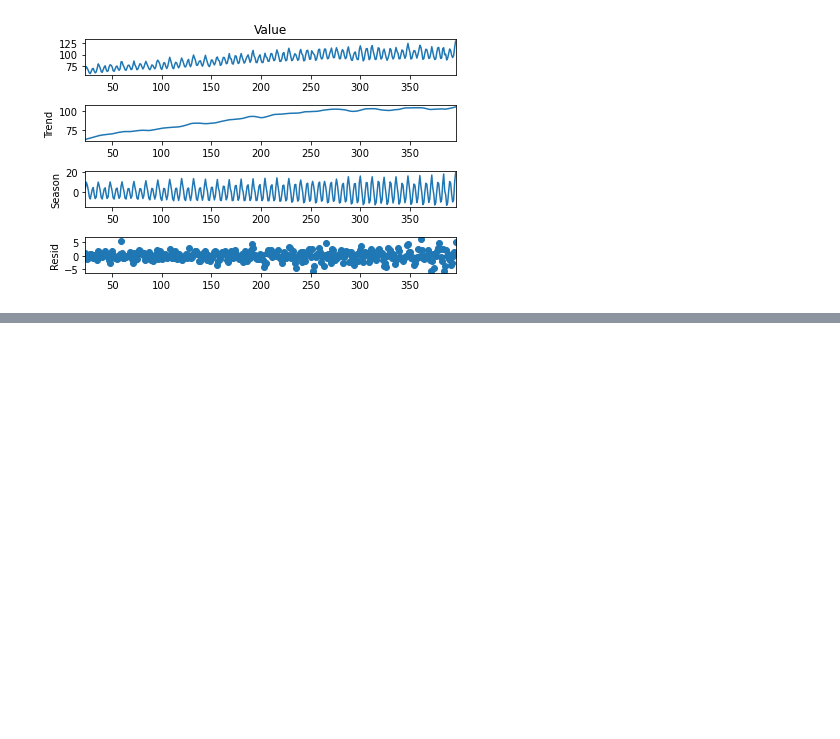
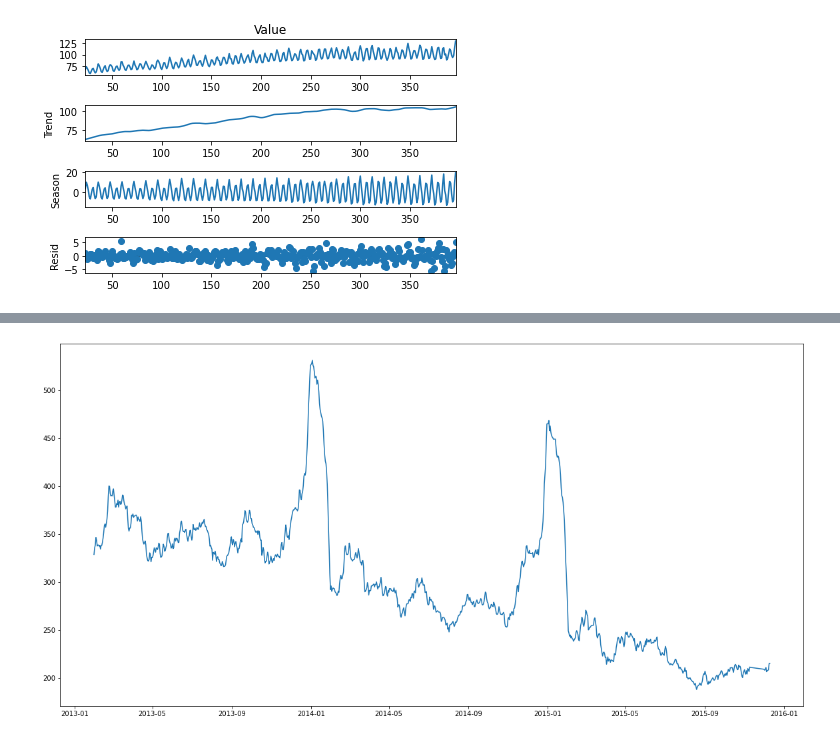
Before and after one commit to BorisBorisov33/Machine-Learning-Softuni, a Jupyter notebook: intro_to_timeseries/main_notebook.ipynb, the cells around one changed output, grey strips where cells are left out. Drawn from its saved outputs; the diff is of its cells as text; code cells hidden in the pictures; blank space fills up the shorter version.

```diff
--- a/intro_to_timeseries/main_notebook.ipynb
+++ b/intro_to_timeseries/main_notebook.ipynb
@@ -278,0 +361,8 @@ plt.show()
+# %%
+# rolling means for thirty days
+rolling_means_thirty_days = total_counts.rolling(30).mean().dropna()
+plt.figure(figsize = (20,10))
+plt.plot(rolling_means_thirty_days.index, rolling_means_thirty_days)
+plt.show()
+# %% [output]
+[figure, added]
```
Also changed, not shown: parts of 17 cells of this notebook, 2 other files.
